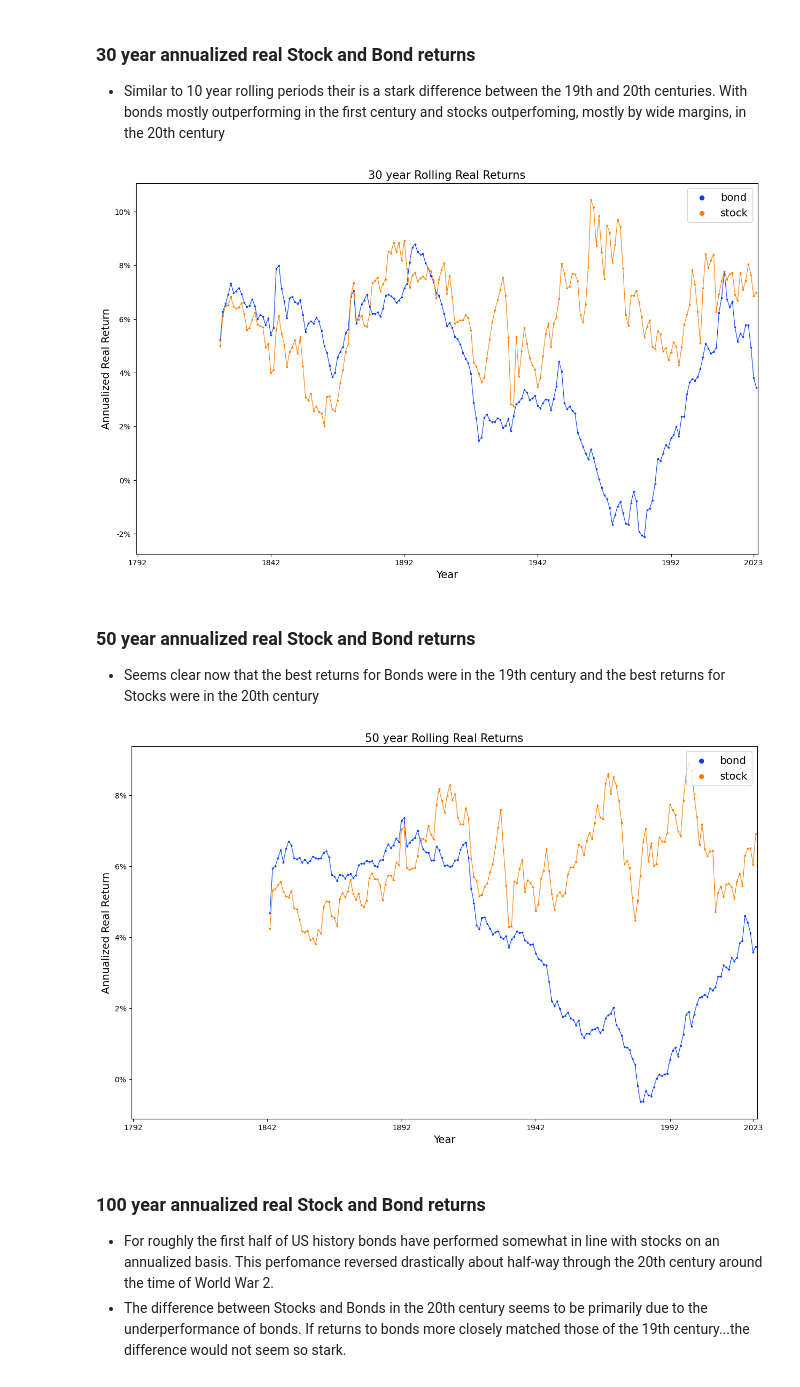
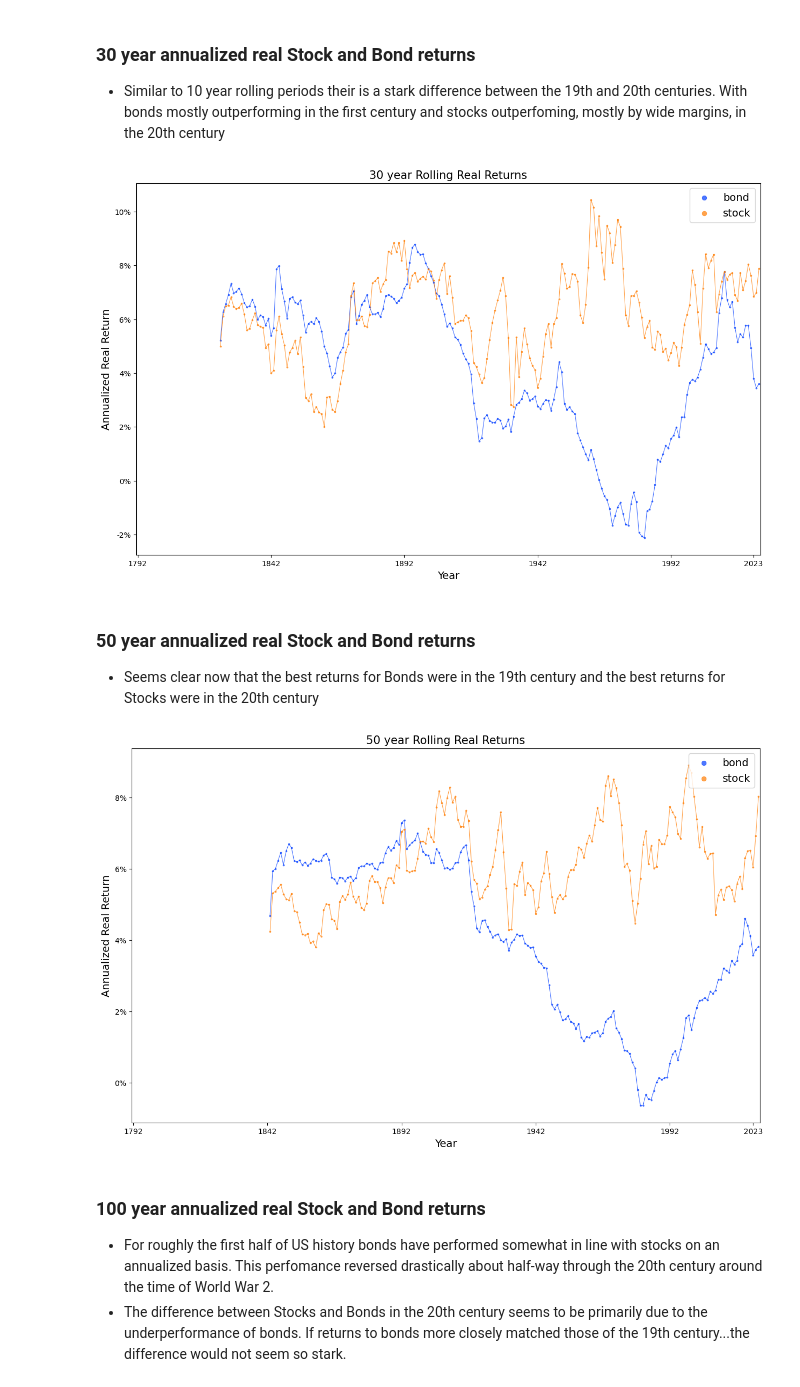
Before and after one commit to StarkArk/The_Long_View_Stocks_Bonds, a Jupyter notebook: stock_bond_return_analysis.ipynb, the cells around one changed output. Drawn from its saved outputs; the diff is of its cells as text; code cells hidden in the pictures.

```diff
--- a/stock_bond_return_analysis.ipynb
+++ b/stock_bond_return_analysis.ipynb
@@ -322,10 +322,10 @@ guarantee_0 = False
 guarantee_2 = False
 
 # i is the period or number of years in the roll period
-for i in range(1,231):
+for i in range(1,232):
     n = i
     cagr = []
-    for x in range(i, 231):
+    for x in range(i, 232):
             f = bond_returns.real_bond_index[x+1-n]
             l = bond_returns.real_bond_index[x+1]
             # cagr with term i in years
@@ -459,10 +458,10 @@ NameError: name 'plt' is not defined
 cagr_roll_dict = {"period":[], "min_cagr":[]}
 
 # i is the period or number of years in the roll period
-for i in range(1,231):
+for i in range(1,232):
     n = i
     cagr = []
-    for x in range(i, 231):
+    for x in range(i, 232):
             f = stock_returns.real_stock_index[x+1-n]
             l = stock_returns.real_stock_index[x+1]
             # cagr with term i in years
@@ -536,15 +535,15 @@ NameError: name 'plt' is not defined
 - 10/30/50/100 year periods
 # %%
 # Populate a list for security type column to match rolling return dataframes
-list_bonds_233 = []
-list_stocks_233 = []
+list_bonds_ = []
+list_stocks_ = []
 year = []
-for i in range(233):
-    list_bonds_233.append('bond')
-    list_stocks_233.append('stock')
+for i in range(234):
+    list_bonds_.append('bond')
+    list_stocks_.append('stock')
     year.append(i+1792)
 
 # Check to see that the stock/bond lists are of the same length as the dataframes
-#print(len(list_bonds_232))
-#print(len(list_stocks_232))
+#print(len(list_bonds_))
+#print(len(list_stocks_))
 #print(len(year))
@@ -551,7 +554,7 @@ for i in range(233):
 # %%
 # add security type column
-rolling_bond_returns.insert(loc=0, column="security_type", value=list_bonds_233)
-rolling_stock_returns.insert(loc=0, column="security_type", value=list_stocks_233)
+rolling_bond_returns.insert(loc=0, column="security_type", value=list_bonds_)
+rolling_stock_returns.insert(loc=0, column="security_type", value=list_stocks_)
 
 # add year column
 rolling_bond_returns.insert(loc=0, column='year', value=year)
@@ -624,23 +630,27 @@ plt.show()
 # %%
 # Plot 30yr Rolling Returns
 plt.figure(figsize=(15,9))
 
 ax = sns.pointplot(data=combined_fixed_roll, x='year', y='rolling_thirty', hue='security_type',
                    scale=.30, palette='bright')
 ax.set_xlabel('Year', fontsize=14)
 ax.set_ylabel('Annualized Real Return', fontsize=14)
 ax.set_title('30 year Rolling Real Returns', fontsize=15)
+# format ticks/labels
 y_value=['{:,.0f}'.format(100*x) + '%' for x in ax.get_yticks()]
 ax.set_yticklabels(y_value)
 ax.set_xticks([0,50,100,150,200,231])
+# transparency
+plt.setp(ax.collections, alpha=.7)
+plt.setp(ax.lines, alpha=.7)
 # format legend
 plt.legend(loc='upper right', fontsize=14, markerscale=3)
 # save image
 plt.savefig("Images/rolling_real_30yr")
 
 plt.show()
 # %% [output]
-[figure, old version]
+[figure, new version]
 # %% [markdown]
 ### 50 year annualized real Stock and Bond returns
 - Seems clear now that the best returns for Bonds were in the 19th century and the best returns for Stocks were in the 20th century
@@ -653,9 +663,13 @@ ax = sns.pointplot(data=combined_fixed_roll, x='year', y='rolling_fifty', hue='s
 ax.set_xlabel('Year', fontsize=14)
 ax.set_ylabel('Annualized Real Return', fontsize=14)
 ax.set_title('50 year Rolling Real Returns', fontsize=15)
+# format ticks/labels
 y_value=['{:,.0f}'.format(100*x) + '%' for x in ax.get_yticks()]
 ax.set_yticklabels(y_value)
 ax.set_xticks([0,50,100,150,200,231])
+# transparency
+plt.setp(ax.collections, alpha=.7)
+plt.setp(ax.lines, alpha=.7)
 # format legend
 plt.legend(loc='upper right', fontsize=14, markerscale=3)
 # save image
@@ -663,7 +677,7 @@ plt.savefig("Images/rolling_real_50yr")
 
 plt.show()
 # %% [output]
-[figure, old version]
+[figure, new version]
 # %% [markdown]
 ### 100 year annualized real Stock and Bond returns
 - For roughly the first half of US history bonds have performed somewhat in line with stocks on an annualized basis. This perfomance reversed drastically about half-way through the 20th century around the time of World War 2.
```
Also changed, not shown: parts of 20 cells of this notebook, 14 other files.
